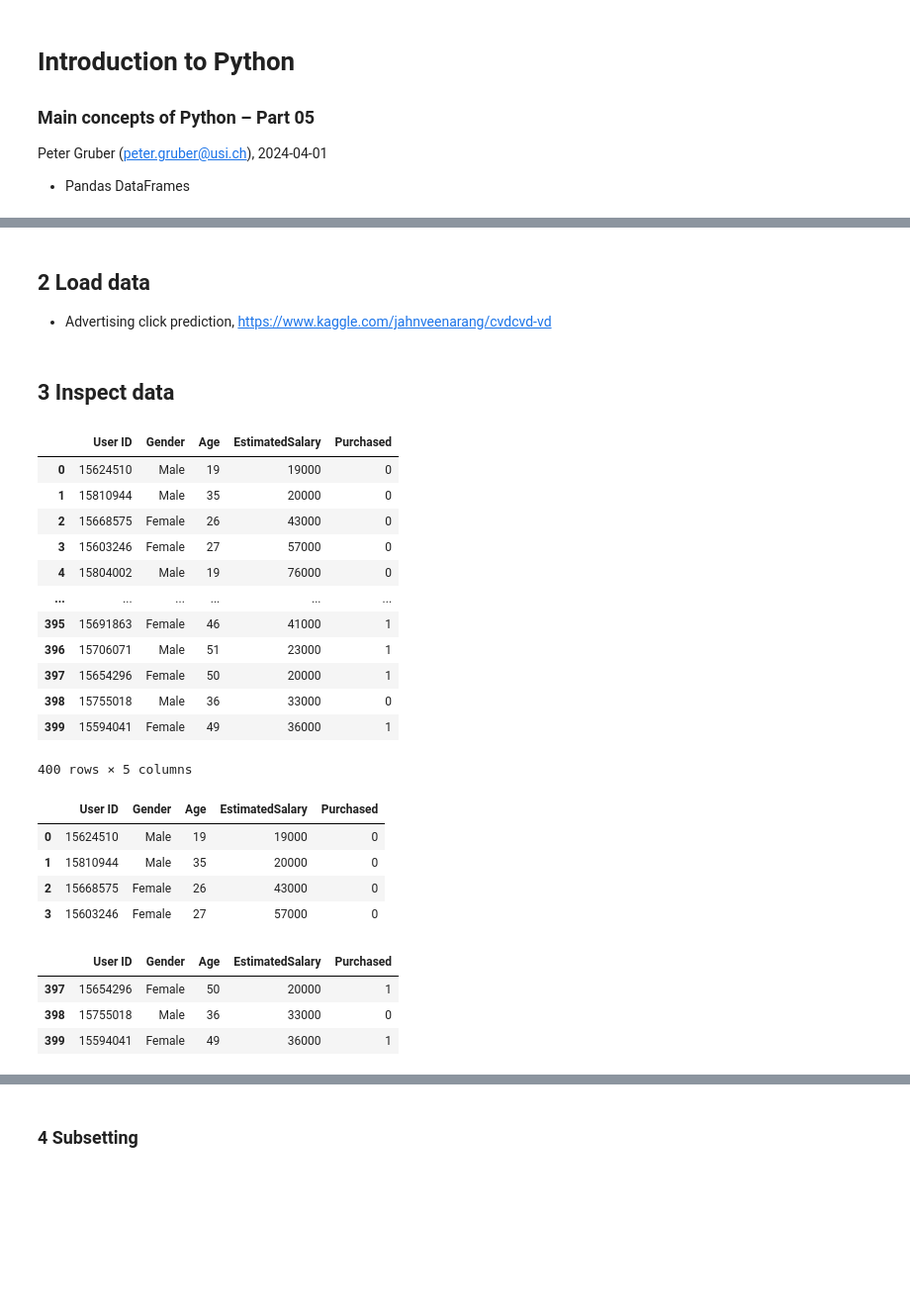
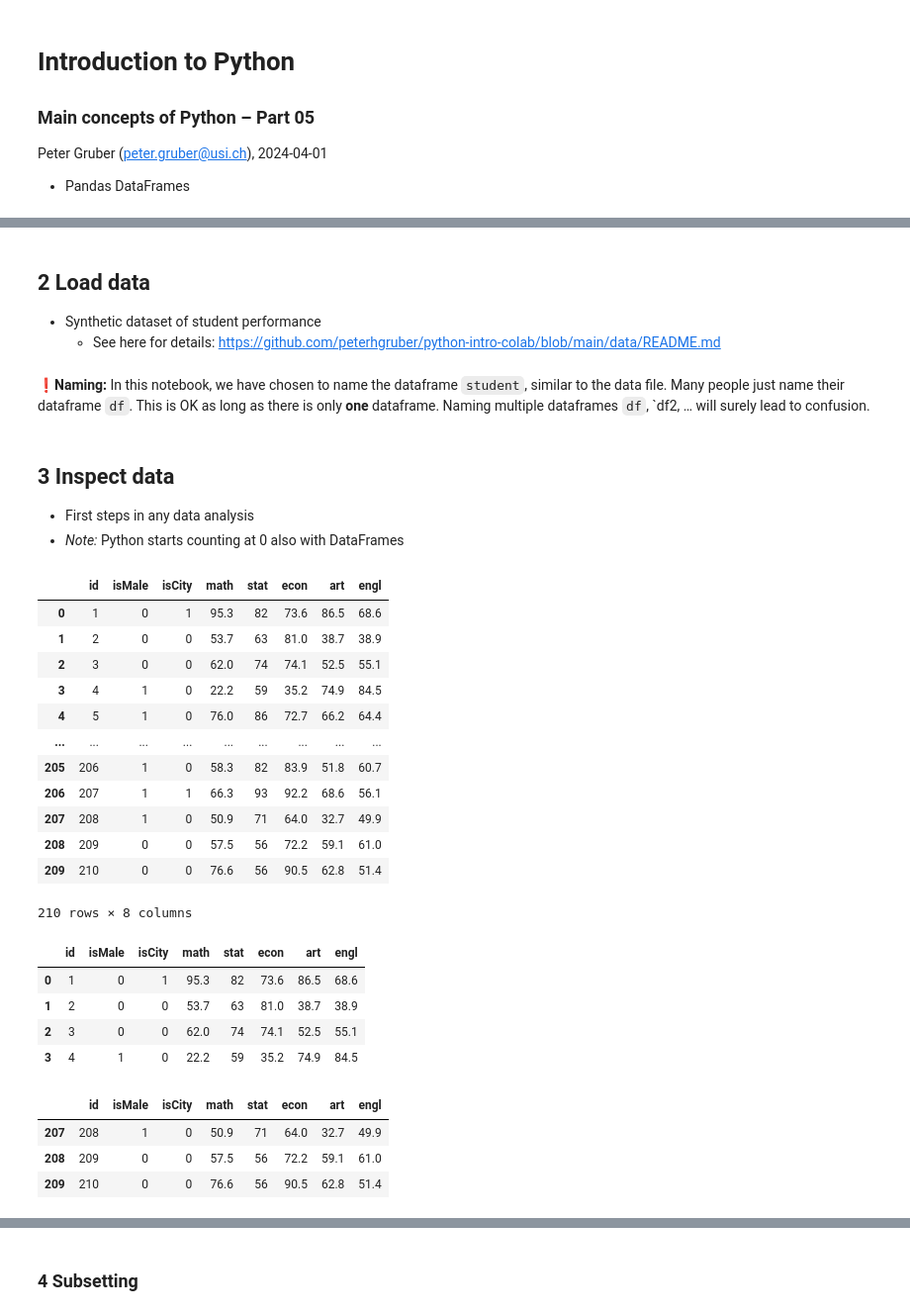
Before and after one commit to peterhgruber/python-intro-colab, a Jupyter notebook: 05Python_Dataframes.ipynb, the cells around one changed output, grey strips where cells are left out. Shown at 99% size. Cells and saved outputs as stored; diff of their text form; code cells hidden in the pictures; blank space fills up the shorter version.

Commit message:
Updated 05 to use the student dataset.

```diff
--- a/05Python_Dataframes.ipynb
+++ b/05Python_Dataframes.ipynb
@@ -28,44 +44,54 @@ import pandas as pd
 # %% [markdown]
 ## 2 Load data
 
-- Advertising click prediction, https://www.kaggle.com/jahnveenarang/cvdcvd-vd
+- Synthetic dataset of student performance
+  - See here for details: https://github.com/peterhgruber/python-intro-colab/blob/main/data/README.md
 # %%
 # Load dataframe
-# On Colab: upload file first
-df = pd.read_pickle('Social_Network_Ads.pkl')
+# For teaching purposes, we load the data directly from GitHub
+# Later, you will need to provide the dataset in the right place
+
+student = pd.read_csv('https://raw.githubusercontent.com/peterhgruber/python-intro-colab/main/data/student.csv')
+# %% [markdown]
+❗️**Naming:** In this notebook, we have chosen to name the dataframe `student`, similar to the data file. Many people just name their dataframe `df`. This is OK as long as there is only **one** dataframe. Naming multiple dataframes `df`, `df2, … will surely lead to confusion.
 # %% [markdown]
 ## 3 Inspect data
+
+* First steps in any data analysis
+* *Note:* Python starts counting at 0 also with DataFrames
 # %%
-df
+# Typing the name of any variable shows its contents
+# In colab: try the blue "table button" right next to the column headings
+student
 # %% [output]
-|  | User ID | Gender | Age | EstimatedSalary | Purchased |
-| 0 | 15624510 | Male | 19 | 19000 | 0 |
-| 1 | 15810944 | Male | 35 | 20000 | 0 |
-| 2 | 15668575 | Female | 26 | 43000 | 0 |
-| 3 | 15603246 | Female | 27 | 57000 | 0 |
-| 4 | 15804002 | Male | 19 | 76000 | 0 |
-| ... | ... | ... | ... | ... | ... |
-| 395 | 15691863 | Female | 46 | 41000 | 1 |
-| 396 | 15706071 | Male | 51 | 23000 | 1 |
-| 397 | 15654296 | Female | 50 | 20000 | 1 |
-| 398 | 15755018 | Male | 36 | 33000 | 0 |
-| 399 | 15594041 | Female | 49 | 36000 | 1 |
+|  | id | isMale | isCity | math | stat | econ | art | engl |
+| 0 | 1 | 0 | 1 | 95.3 | 82 | 73.6 | 86.5 | 68.6 |
+| 1 | 2 | 0 | 0 | 53.7 | 63 | 81.0 | 38.7 | 38.9 |
+| 2 | 3 | 0 | 0 | 62.0 | 74 | 74.1 | 52.5 | 55.1 |
+| 3 | 4 | 1 | 0 | 22.2 | 59 | 35.2 | 74.9 | 84.5 |
+| 4 | 5 | 1 | 0 | 76.0 | 86 | 72.7 | 66.2 | 64.4 |
+| ... | ... | ... | ... | ... | ... | ... | ... | ... |
+| 205 | 206 | 1 | 0 | 58.3 | 82 | 83.9 | 51.8 | 60.7 |
+| 206 | 207 | 1 | 1 | 66.3 | 93 | 92.2 | 68.6 | 56.1 |
+| 207 | 208 | 1 | 0 | 50.9 | 71 | 64.0 | 32.7 | 49.9 |
+| 208 | 209 | 0 | 0 | 57.5 | 56 | 72.2 | 59.1 | 61.0 |
+| 209 | 210 | 0 | 0 | 76.6 | 56 | 90.5 | 62.8 | 51.4 |
-400 rows × 5 columns
+210 rows × 8 columns
 # %%
 # First `n` entries (rows) of the dataframe
-df.head(4)
+student.head(4)
 # %% [output]
-|  | User ID | Gender | Age | EstimatedSalary | Purchased |
-| 0 | 15624510 | Male | 19 | 19000 | 0 |
-| 1 | 15810944 | Male | 35 | 20000 | 0 |
-| 2 | 15668575 | Female | 26 | 43000 | 0 |
-| 3 | 15603246 | Female | 27 | 57000 | 0 |
+|  | id | isMale | isCity | math | stat | econ | art | engl |
+| 0 | 1 | 0 | 1 | 95.3 | 82 | 73.6 | 86.5 | 68.6 |
+| 1 | 2 | 0 | 0 | 53.7 | 63 | 81.0 | 38.7 | 38.9 |
+| 2 | 3 | 0 | 0 | 62.0 | 74 | 74.1 | 52.5 | 55.1 |
+| 3 | 4 | 1 | 0 | 22.2 | 59 | 35.2 | 74.9 | 84.5 |
 # %%
 # Last `n` entries (rows) of the dataframe
-df.tail(3)
+student.tail(3)
 # %% [output]
-|  | User ID | Gender | Age | EstimatedSalary | Purchased |
-| 397 | 15654296 | Female | 50 | 20000 | 1 |
-| 398 | 15755018 | Male | 36 | 33000 | 0 |
-| 399 | 15594041 | Female | 49 | 36000 | 1 |
+|  | id | isMale | isCity | math | stat | econ | art | engl |
+| 207 | 208 | 1 | 0 | 50.9 | 71 | 64.0 | 32.7 | 49.9 |
+| 208 | 209 | 0 | 0 | 57.5 | 56 | 72.2 | 59.1 | 61.0 |
+| 209 | 210 | 0 | 0 | 76.6 | 56 | 90.5 | 62.8 | 51.4 |
 # %%
```
Also changed, not shown: parts of 44 cells of this notebook.
